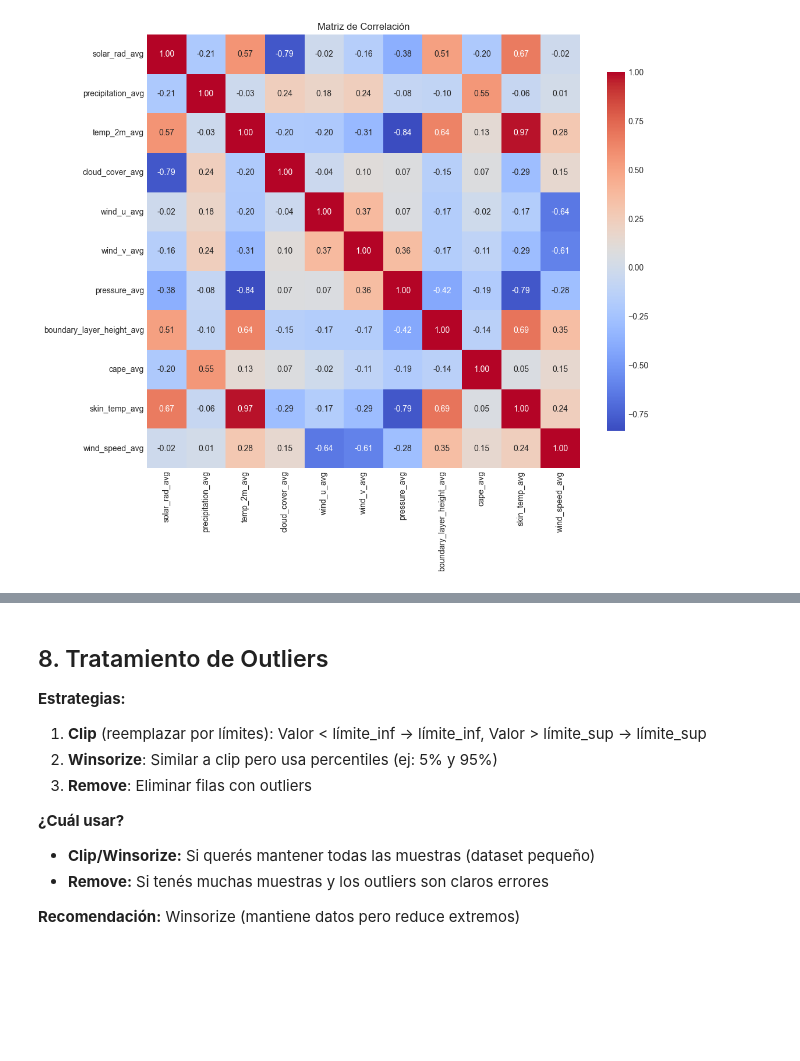
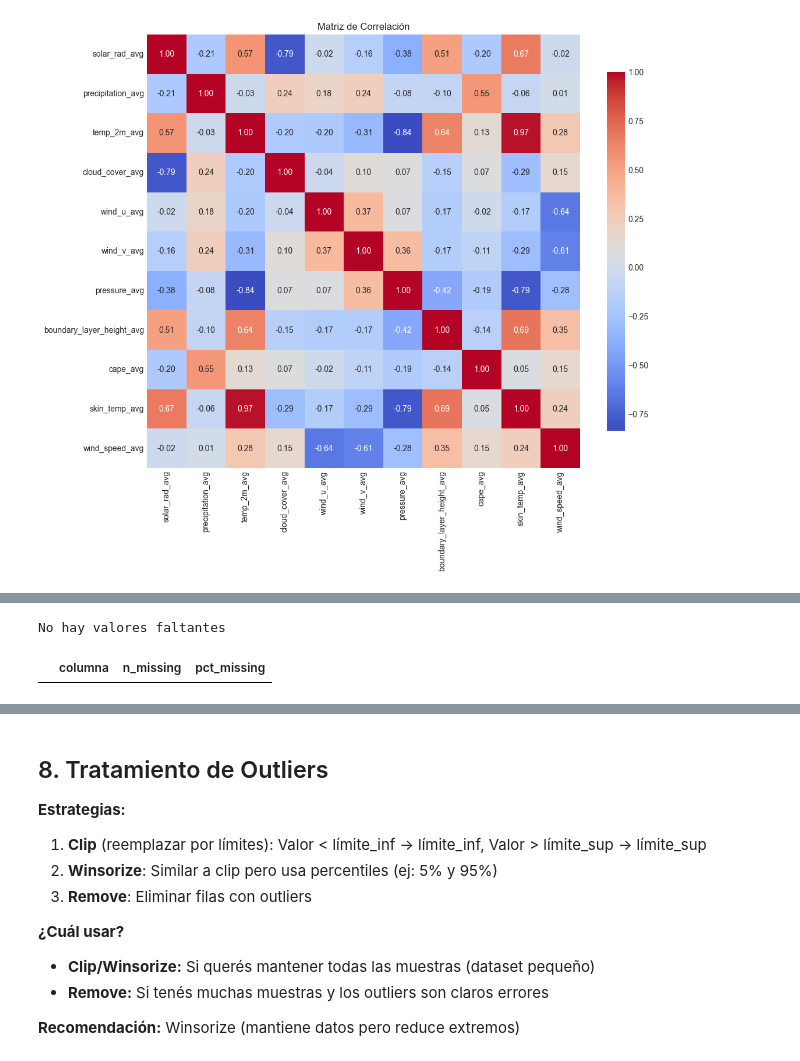
Before and after one commit to estanislaomolina/TP-Final-ML, a Jupyter notebook: data analysis/01_EDA_Preprocesamiento.ipynb, the cells around one changed output, grey strips where cells are left out. Drawn from its saved outputs; the diff is of its cells as text; code cells hidden in the pictures; blank space fills up the shorter version.

```diff
--- a/data analysis/01_EDA_Preprocesamiento.ipynb
+++ b/data analysis/01_EDA_Preprocesamiento.ipynb
@@ -386,0 +222,6 @@ Columnas con valores faltantes:
+# %%
+# Analizar missing values
+analizar_missing_values(df)
+# %% [output]
+No hay valores faltantes
+|  | columna | n_missing | pct_missing |
```
Also changed, not shown: parts of 33 cells of this notebook, 1 other file.
